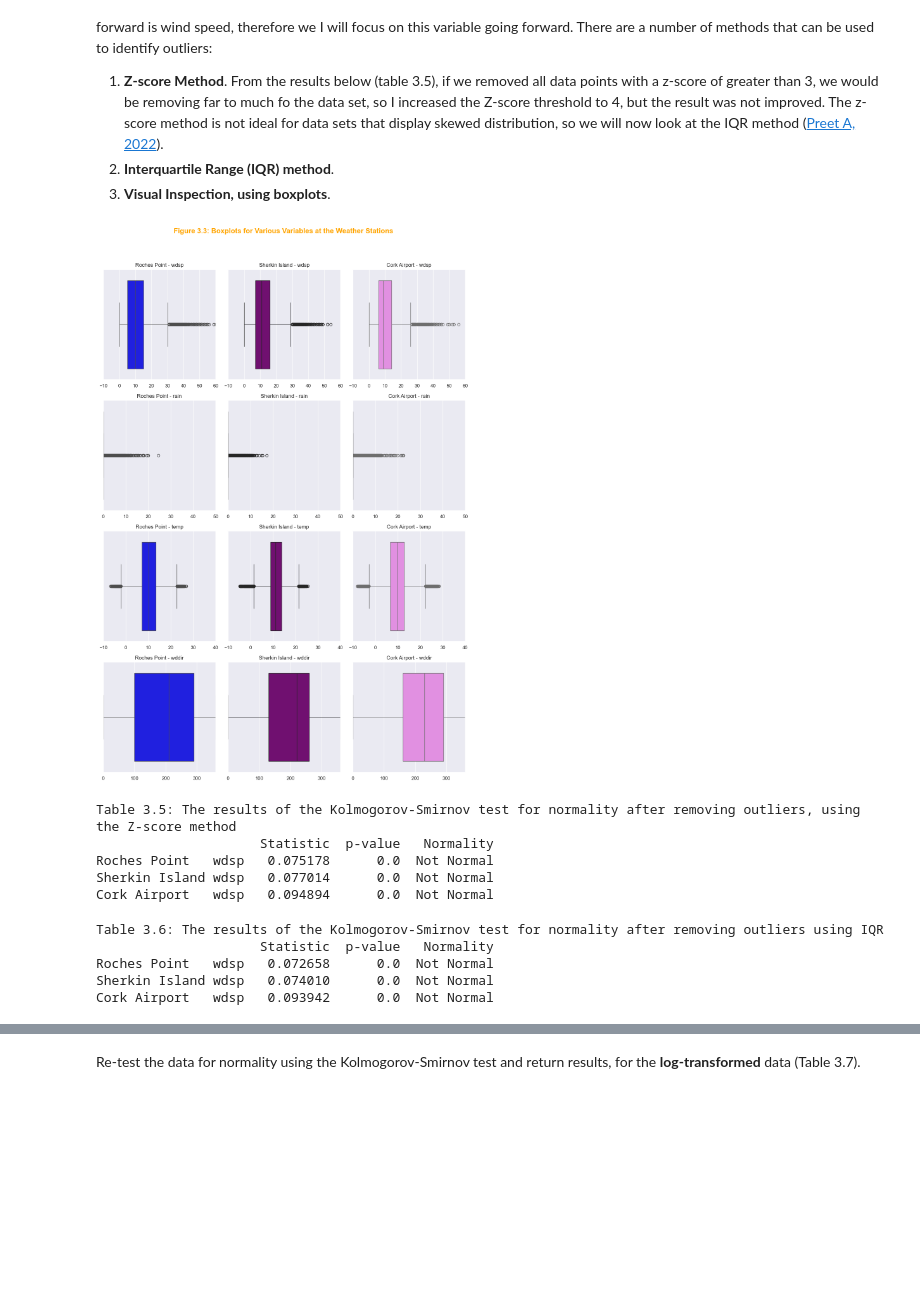
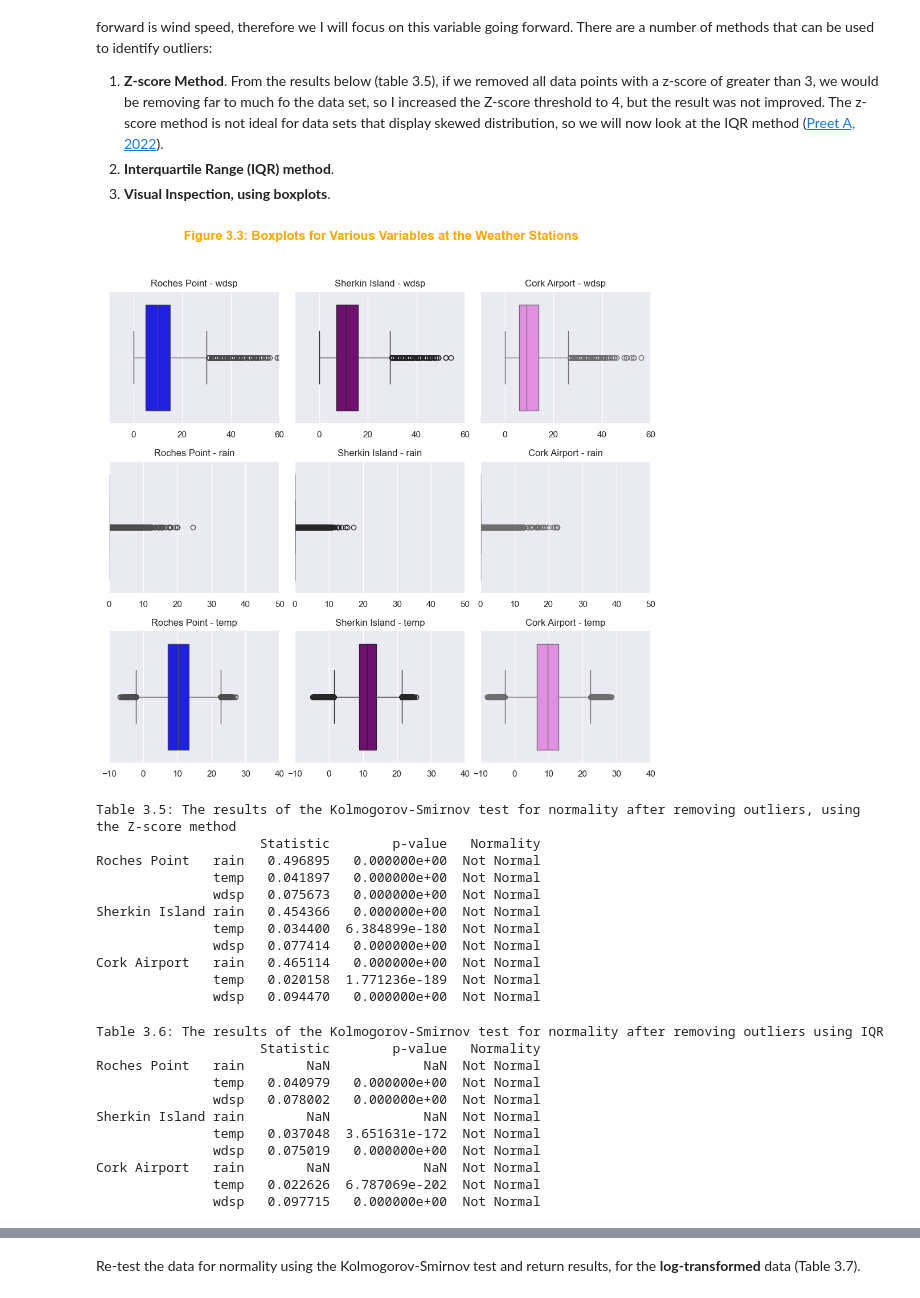
Before and after one commit to Laura6826/PFDA-project, a Jupyter notebook: wind_project.ipynb, the cells around one changed output, grey strips where cells are left out. Saved outputs shown, nothing was run; the diff lists cells and outputs as text; code cells hidden in the pictures; blank space fills up the shorter version.

Commit message:
Adding more variables to graphs

```diff
--- a/wind_project.ipynb
+++ b/wind_project.ipynb
@@ -229,10 +229,15 @@ wddir       float64        float64        int64
 source       object         object       object
 # %%
 # Let deal with empty and missing values.
-# Replace empth cells with '0'
+# Replace empty cells with '0'
 dfrp.fillna(0, inplace=True)
 dfs.fillna(0, inplace=True)
 dfca.fillna(0, inplace=True)
+
+# Replace infinite values with '0'
+dfrp.replace([np.inf, -np.inf], 0, inplace=True)
+dfs.replace([np.inf, -np.inf], 0, inplace=True)
+dfca.replace([np.inf, -np.inf], 0, inplace=True)
 # %% [markdown]
 #### <span style="color:orange">  3.2   Data Clean-up<span>
 
@@ -272,10 +277,10 @@ From Figure: 3.2, we can see that all variables, excluding temperature and vapou
 # Generating Q-Q Plots for the variables from the weather stations, to assess normality.
 # Set the theme for the plots
 sns.set_theme(style="darkgrid")
-fig, axs = plt.subplots(4, 3, figsize=(18, 10))
+fig, axs = plt.subplots(3, 3, figsize=(18, 10))
 
 # List of variables
-variables = ['rain', 'temp', 'wdsp', 'wddir']
+variables = ['rain', 'temp', 'wdsp']
 dataframes = {'Roches Point': dfrp, 'Sherkin Island': dfs, 'Cork Airport': dfca}
 
 # Colors for the plots
@@ -312,7 +317,7 @@ def ks_test(df, column, alpha=0.05):
     return ks_stat, ks_p, 'Normal' if is_normal else 'Not Normal'
 
 # List of columns to test
-columns_to_test = ['rain', 'temp', 'wdsp', 'wddir']
+columns_to_test = ['rain', 'temp', 'wdsp']
 
 # DataFrames dictionary
 dataframes = {'Roches Point': dfrp, 'Sherkin Island': dfs, 'Cork Airport': dfca}
@@ -367,38 +369,37 @@ If outliers are present and can be removed, this may help with achieving a norma
 # Set the theme for the plots
 sns.set_theme(style="darkgrid")
 
 # Create subplots
-fig, axs = plt.subplots(4, 3, figsize=(10, 15))
+fig, axs = plt.subplots(3, 3, figsize=(10, 10))
 
 # List of variables
-variables = ['wdsp', 'rain', 'temp', 'wddir']
+variables = ['wdsp', 'rain', 'temp']
 dataframes = {'Roches Point': dfrp, 'Sherkin Island': dfs, 'Cork Airport': dfca}
 
 # Colors for the boxplots
 colors = ['blue', 'purple', 'violet']
 
 # Plot boxplots for each variable in each DataFrame
 for i, var in enumerate(variables):
     for j, (name, df) in enumerate(dataframes.items()):
         sns.boxplot(x=df[var], ax=axs[i, j], color=colors[j])
         axs[i, j].set_title(f'{name} - {var}')
         axs[i, j].set_xlabel('')
         axs[i, j].set_ylabel('')
         if var == 'wdsp':
             axs[i, j].set_xlim(-10, 60)
         elif var == 'rain':
             axs[i, j].set_xlim(0, 50)
         elif var == 'temp':
             axs[i, j].set_xlim(-10, 40)
-        elif var == 'wddir':
-            axs[i, j].set_xlim(0, 360)
+
 
 # Add an overall title to the figure
 fig.suptitle('Figure 3.3: Boxplots for Various Variables at the Weather Stations', fontsize=16, fontweight='bold', color='orange')
 plt.tight_layout(rect=[0, 0, 1, 0.95])
 plt.show()
 # %% [output]
-[figure, old version]
+[figure, new version]
 # %%
 # Removing the outliers highlighted using the Z-score method, re check for normality.
 # Function to identify and remove outliers using Z-score
@@ -409,7 +410,7 @@ def remove_outliers_zscore(df, columns, threshold=3):
     return df_cleaned
 
 # List of columns to check for outliers
-columns_to_check = ['wdsp']
+columns_to_check = ['wdsp', 'rain', 'temp']
 
 # Remove outliers in each DataFrame
 dfrp_cleaned = remove_outliers_zscore(dfrp, columns_to_check)
@@ -422,9 +423,6 @@ def ks_test(df, column, alpha=0.05):
     ks_stat, ks_p = stats.kstest(df[column], 'norm', args=(np.mean(df[column]), np.std(df[column])))
     is_normal = ks_p > alpha
     return ks_stat, ks_p, 'Normal' if is_normal else 'Not Normal'
-
-# List of columns to test
-columns_to_test = ['wdsp']
 
 # DataFrames dictionary
 dataframes = {'Roches Point': dfrp_cleaned, 'Sherkin Island': dfs_cleaned, 'Cork Airport': dfca_cleaned}
@@ -448,10 +446,16 @@ print('Table 3.5: The results of the Kolmogorov-Smirnov test for normality after
 print(results_df)
 # %% [output]
 Table 3.5: The results of the Kolmogorov-Smirnov test for normality after removing outliers, using the Z-score method
-                     Statistic  p-value   Normality
-Roches Point   wdsp   0.075178      0.0  Not Normal
-Sherkin Island wdsp   0.077014      0.0  Not Normal
-Cork Airport   wdsp   0.094894      0.0  Not Normal
+                     Statistic        p-value   Normality
+Roches Point   rain   0.496895   0.000000e+00  Not Normal
+               temp   0.041897   0.000000e+00  Not Normal
+               wdsp   0.075673   0.000000e+00  Not Normal
+Sherkin Island rain   0.454366   0.000000e+00  Not Normal
+               temp   0.034400  6.384899e-180  Not Normal
+               wdsp   0.077414   0.000000e+00  Not Normal
+Cork Airport   rain   0.465114   0.000000e+00  Not Normal
+               temp   0.020158  1.771236e-189  Not Normal
+               wdsp   0.094470   0.000000e+00  Not Normal
 # %%
 # Removing the outliers highlighted using the IQR method, re check for normality.
 # Function to identify and remove outliers using IQR
@@ -464,7 +468,7 @@ def remove_outliers_iqr(df, columns):
     return df_cleaned
 
 # List of columns to check for outliers
-columns_to_check = ['wdsp']
+columns_to_check = ['wdsp', 'rain', 'temp']
 
 # Remove outliers in each DataFrame
 dfrp_cleaned = remove_outliers_iqr(dfrp, columns_to_check)
@@ -500,10 +504,16 @@ print('Table 3.6: The results of the Kolmogorov-Smirnov test for normality after
 print(results_df)
 # %% [output]
 Table 3.6: The results of the Kolmogorov-Smirnov test for normality after removing outliers using IQR
-                     Statistic  p-value   Normality
-Roches Point   wdsp   0.072658      0.0  Not Normal
-Sherkin Island wdsp   0.074010      0.0  Not Normal
-Cork Airport   wdsp   0.093942      0.0  Not Normal
+                     Statistic        p-value   Normality
+Roches Point   rain        NaN            NaN  Not Normal
+               temp   0.040979   0.000000e+00  Not Normal
+               wdsp   0.078002   0.000000e+00  Not Normal
+Sherkin Island rain        NaN            NaN  Not Normal
+               temp   0.037048  3.651631e-172  Not Normal
+               wdsp   0.075019   0.000000e+00  Not Normal
+Cork Airport   rain        NaN            NaN  Not Normal
+               temp   0.022626  6.787069e-202  Not Normal
+               wdsp   0.097715   0.000000e+00  Not Normal
 # %% [markdown]
 <span style="color:orange"> Data transformation.<span>
 
```
Also changed, not shown: parts of 9 cells of this notebook.
